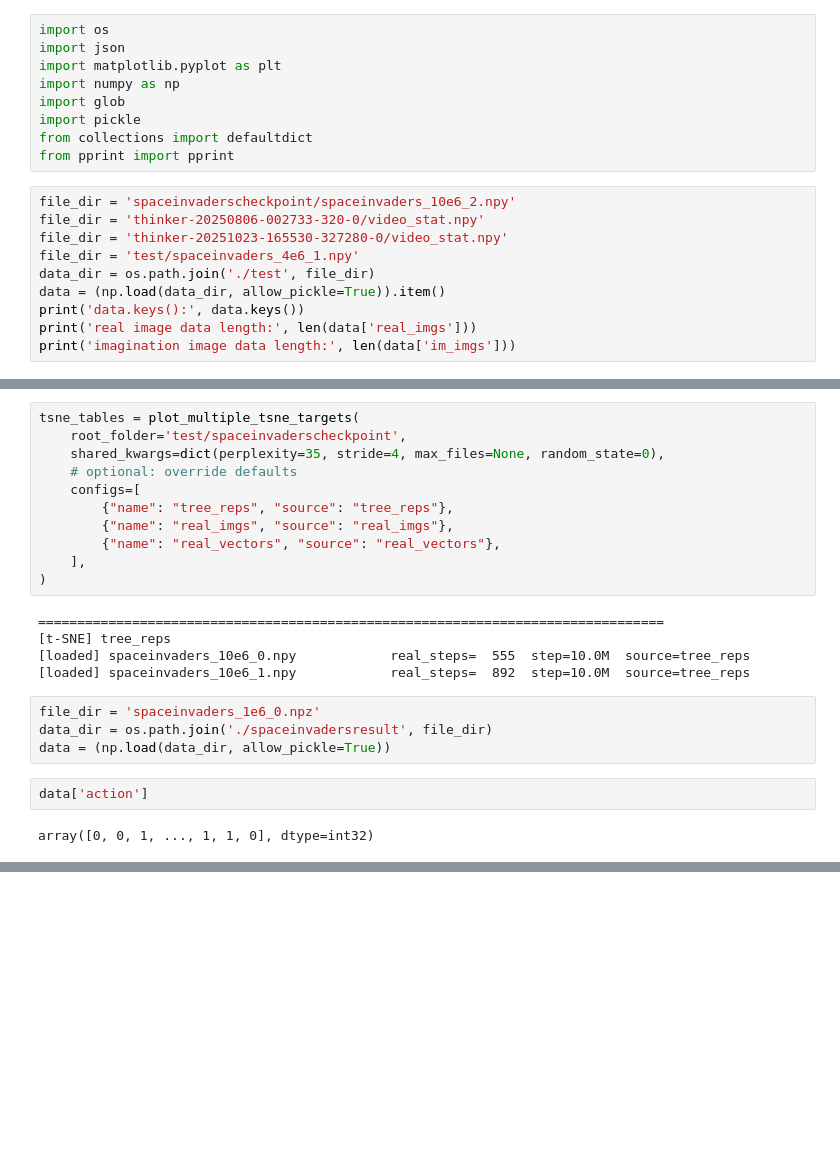
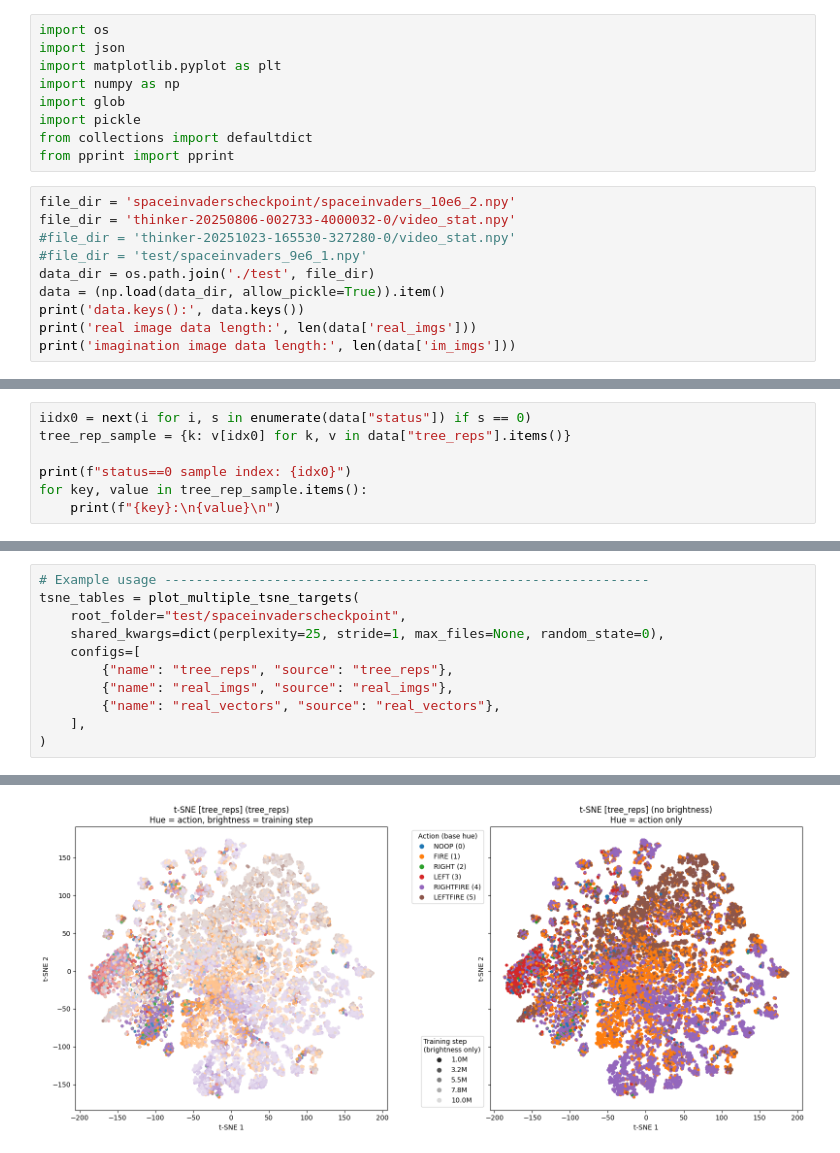
Before and after one commit to jmjmfasdf/thinker, a Jupyter notebook: embedding_analysis.ipynb, the cells around one changed output, grey strips where cells are left out. Saved outputs shown, nothing was run; the diff lists cells and outputs as text; blank space fills up the shorter version.

```diff
--- a/embedding_analysis.ipynb
+++ b/embedding_analysis.ipynb
@@ -9,9 +9,9 @@ from collections import defaultdict
 from pprint import pprint
 # %%
 file_dir = 'spaceinvaderscheckpoint/spaceinvaders_10e6_2.npy'
-file_dir = 'thinker-20250806-002733-320-0/video_stat.npy'
-file_dir = 'thinker-20251023-165530-327280-0/video_stat.npy'
-file_dir = 'test/spaceinvaders_4e6_1.npy'
+file_dir = 'thinker-20250806-002733-4000032-0/video_stat.npy'
+#file_dir = 'thinker-20251023-165530-327280-0/video_stat.npy'
+#file_dir = 'test/spaceinvaders_9e6_1.npy'
 data_dir = os.path.join('./test', file_dir)
 data = (np.load(data_dir, allow_pickle=True)).item()
 print('data.keys():', data.keys())
@@ -22,3 +24,10 @@ NameError: name 'os' is not defined
+# %%
+iidx0 = next(i for i, s in enumerate(data["status"]) if s == 0)
+tree_rep_sample = {k: v[idx0] for k, v in data["tree_reps"].items()}
+
+print(f"status==0 sample index: {idx0}")
+for key, value in tree_rep_sample.items():
+    print(f"{key}:\n{value}\n")
 # %%
 # data['status']에서 각 값의 개수 계산
 status_values = [0, 1, 2, 3]  # 계산하려는 status 값들
@@ -755,27 +1017,15 @@ def plot_multiple_tsne_targets(
         )
 
     return results
-# %%
-tsne_tables = plot_multiple_tsne_targets(
-    root_folder='test/spaceinvaderscheckpoint',
-    shared_kwargs=dict(perplexity=35, stride=4, max_files=None, random_state=0),
-    # optional: override defaults
-    configs=[
-        {"name": "tree_reps", "source": "tree_reps"},
-        {"name": "real_imgs", "source": "real_imgs"},
-        {"name": "real_vectors", "source": "real_vectors"},
-    ],
-)
-# %% [output]
-================================================================================
-[t-SNE] tree_reps
-[loaded] spaceinvaders_10e6_0.npy            real_steps=  555  step=10.0M  source=tree_reps
-[loaded] spaceinvaders_10e6_1.npy            real_steps=  892  step=10.0M  source=tree_reps
-# %%
-file_dir = 'spaceinvaders_1e6_0.npz'
-data_dir = os.path.join('./spaceinvadersresult', file_dir)
-data = (np.load(data_dir, allow_pickle=True))
-# %%
-data['action']
-# %% [output]
-array([0, 0, 1, ..., 1, 1, 0], dtype=int32)
+# %%
+# Example usage --------------------------------------------------------------
+tsne_tables = plot_multiple_tsne_targets(
+    root_folder="test/spaceinvaderscheckpoint",
+    shared_kwargs=dict(perplexity=25, stride=1, max_files=None, random_state=0),
+    configs=[
+        {"name": "tree_reps", "source": "tree_reps"},
+        {"name": "real_imgs", "source": "real_imgs"},
+        {"name": "real_vectors", "source": "real_vectors"},
+    ],
+)
+# %% [output]
@@ -781,0 +1049 @@ array([0, 0, 1, ..., 1, 1, 0], dtype=int32)
+[figure, added]
```
Also changed, not shown: parts of 17 cells of this notebook, 9 other files.
